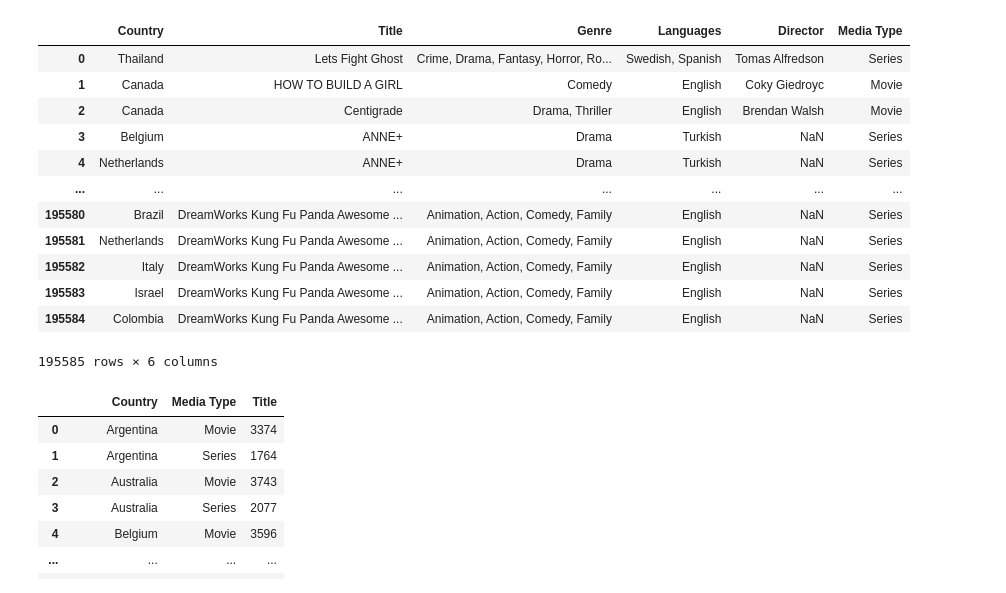
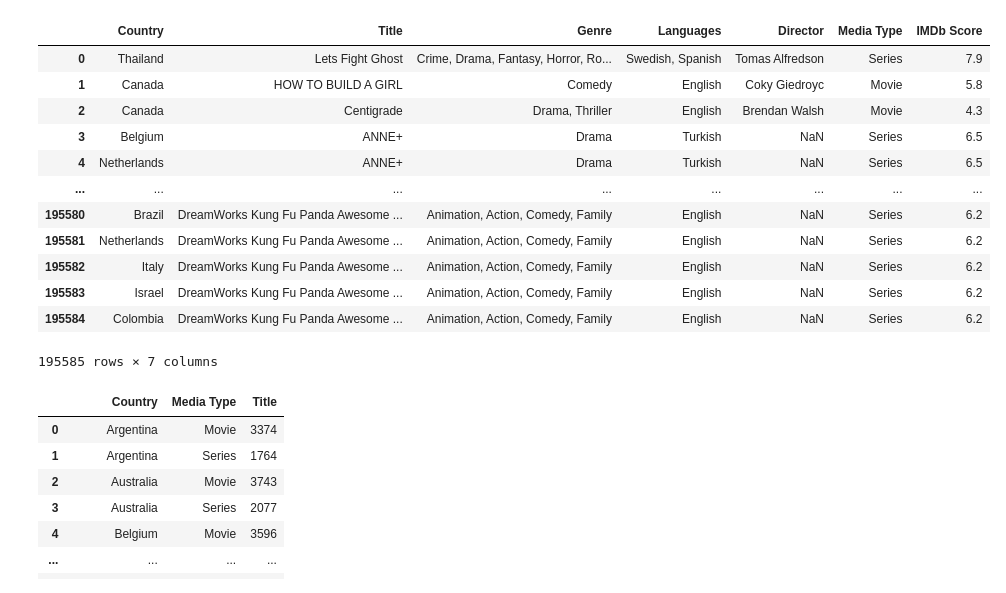
Before and after one commit to adamholcomb/Python-Media-Happiness-Analysis, a Jupyter notebook: HappinessIndex-YT.ipynb, the cells around one changed output. Drawn from its saved outputs; the diff is of its cells as text; code cells hidden in the pictures.

Commit message:
IMDb by country and relationship between Animation and happiness countries

```diff
--- a/HappinessIndex-YT.ipynb
+++ b/HappinessIndex-YT.ipynb
@@ -9,34 +9,34 @@ file_to_load = 'Data Sets/Latest Netflix data with 26+ joined attributes/netflix
 netflix_metacritic = pd.read_csv(file_to_load)
 # %%
 netflix_metacritic.head()
-netflix_metacritic_subset = netflix_metacritic[['Title','Genre','Languages','Country Availability','Director', 'Series or Movie']]
-netflix_metacritic_subset.columns = ['Title','Genre','Languages','Country','Director','Series or Movie']
+netflix_metacritic_subset = netflix_metacritic[['Title','Genre','Languages','Country Availability','Director', 'Series or Movie','IMDb Score']]
+netflix_metacritic_subset.columns = ['Title','Genre','Languages','Country','Director','Series or Movie','IMDb Score']
 
 netflix_country_split = netflix_metacritic_subset.Country.str.split(',')
 series = netflix_country_split.apply(pd.Series, 1)
 stacked = series.stack()
 drop = stacked.index = stacked.index.droplevel(-1)
 df = pd.DataFrame(stacked)
 df = df.join(netflix_metacritic_subset)
 del df['Country']
-df.columns = ['Country','Title','Genre','Languages','Director','Media Type']
+df.columns = ['Country','Title','Genre','Languages','Director','Media Type','IMDb Score']
 df = df.reset_index(drop=True)
-df.to_csv('Data Sets/G3_Netflix_by_Country.csv', index = False)
+df.to_csv('Data Sets/G3_Netflix_by_Country_IMDb.csv', index = False)
 df
 # %% [output]
-|  | Country | Title | Genre | Languages | Director | Media Type |
-| 0 | Thailand | Lets Fight Ghost | Crime, Drama, Fantasy, Horror, Ro... | Swedish, Spanish | Tomas Alfredson | Series |
-| 1 | Canada | HOW TO BUILD A GIRL | Comedy | English | Coky Giedroyc | Movie |
-| 2 | Canada | Centigrade | Drama, Thriller | English | Brendan Walsh | Movie |
-| 3 | Belgium | ANNE+ | Drama | Turkish | NaN | Series |
-| 4 | Netherlands | ANNE+ | Drama | Turkish | NaN | Series |
-| ... | ... | ... | ... | ... | ... | ... |
-| 195580 | Brazil | DreamWorks Kung Fu Panda Awesome ... | Animation, Action, Comedy, Family | English | NaN | Series |
-| 195581 | Netherlands | DreamWorks Kung Fu Panda Awesome ... | Animation, Action, Comedy, Family | English | NaN | Series |
-| 195582 | Italy | DreamWorks Kung Fu Panda Awesome ... | Animation, Action, Comedy, Family | English | NaN | Series |
-| 195583 | Israel | DreamWorks Kung Fu Panda Awesome ... | Animation, Action, Comedy, Family | English | NaN | Series |
-| 195584 | Colombia | DreamWorks Kung Fu Panda Awesome ... | Animation, Action, Comedy, Family | English | NaN | Series |
+|  | Country | Title | Genre | Languages | Director | Media Type | IMDb Score |
+| 0 | Thailand | Lets Fight Ghost | Crime, Drama, Fantasy, Horror, Ro... | Swedish, Spanish | Tomas Alfredson | Series | 7.9 |
+| 1 | Canada | HOW TO BUILD A GIRL | Comedy | English | Coky Giedroyc | Movie | 5.8 |
+| 2 | Canada | Centigrade | Drama, Thriller | English | Brendan Walsh | Movie | 4.3 |
+| 3 | Belgium | ANNE+ | Drama | Turkish | NaN | Series | 6.5 |
+| 4 | Netherlands | ANNE+ | Drama | Turkish | NaN | Series | 6.5 |
+| ... | ... | ... | ... | ... | ... | ... | ... |
+| 195580 | Brazil | DreamWorks Kung Fu Panda Awesome ... | Animation, Action, Comedy, Family | English | NaN | Series | 6.2 |
+| 195581 | Netherlands | DreamWorks Kung Fu Panda Awesome ... | Animation, Action, Comedy, Family | English | NaN | Series | 6.2 |
+| 195582 | Italy | DreamWorks Kung Fu Panda Awesome ... | Animation, Action, Comedy, Family | English | NaN | Series | 6.2 |
+| 195583 | Israel | DreamWorks Kung Fu Panda Awesome ... | Animation, Action, Comedy, Family | English | NaN | Series | 6.2 |
+| 195584 | Colombia | DreamWorks Kung Fu Panda Awesome ... | Animation, Action, Comedy, Family | English | NaN | Series | 6.2 |
-195585 rows × 6 columns
+195585 rows × 7 columns
 # %%
 titles_bycountry = df.groupby('Country')['Title'].count()
 media_bycountry = df.groupby(['Country','Media Type'])['Title'].count()
```
Also changed, not shown: parts of 6 cells of this notebook, 3 other files.
